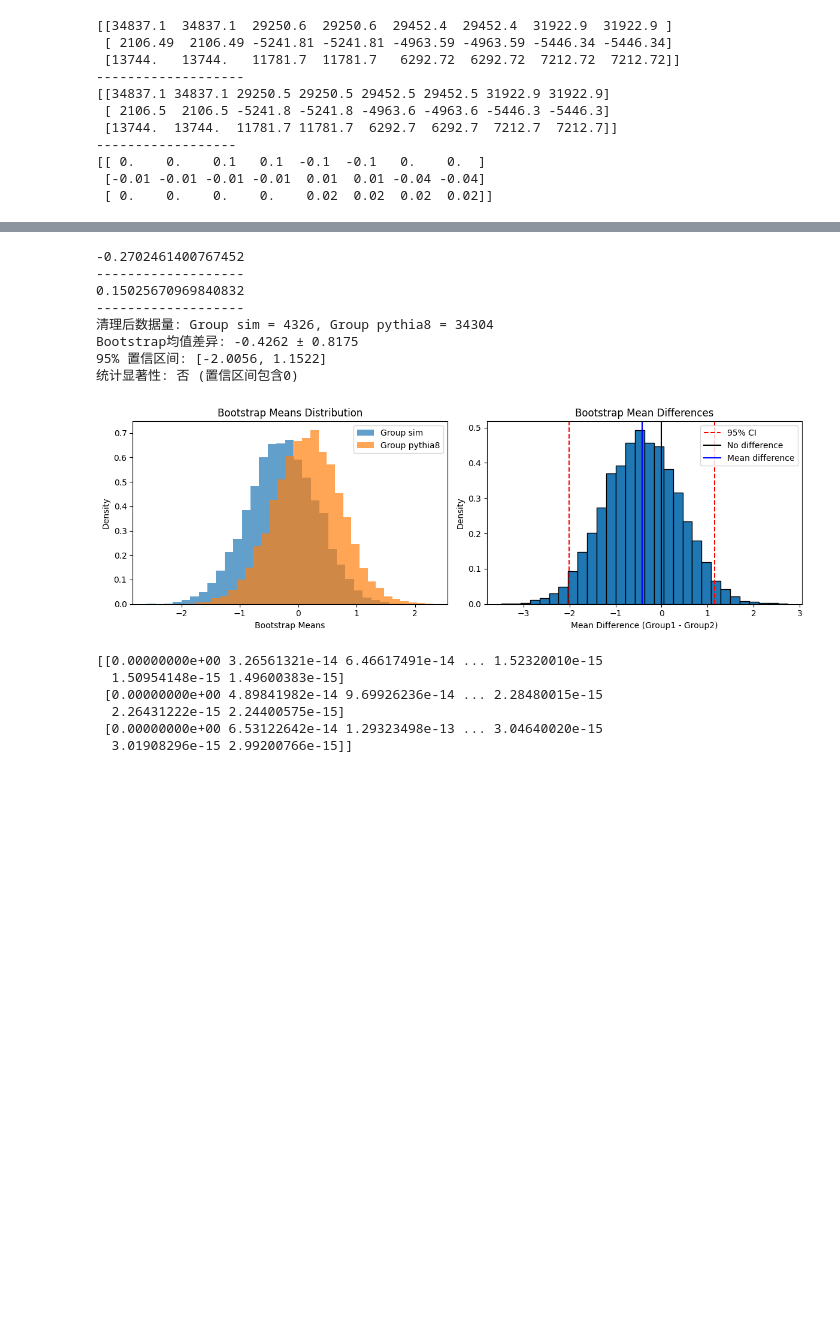
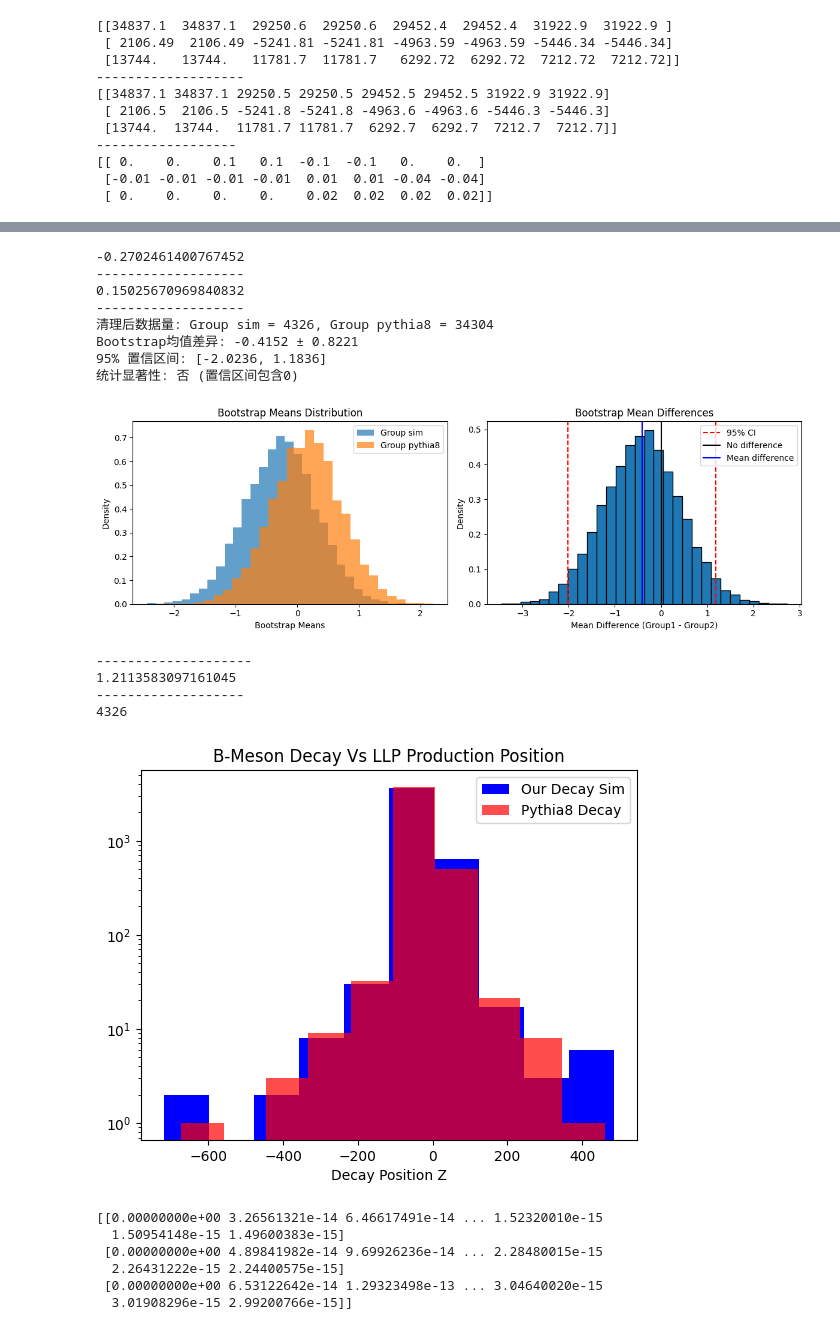
Before and after one commit to stonerainphilo/position_read_analyse_1.3, a Jupyter notebook: ALL_IN_ONE/Momentum_Analyse/test.ipynb, the cells around one changed output, grey strips where cells are left out. Drawn from its saved outputs; the diff is of its cells as text; code cells hidden in the pictures; blank space fills up the shorter version.

```diff
--- a/ALL_IN_ONE/Momentum_Analyse/test.ipynb
+++ b/ALL_IN_ONE/Momentum_Analyse/test.ipynb
@@ -80,7 +80,7 @@ import pandas as pd
 import matplotlib.pyplot as plt
 import numpy as np
 labels=['Group sim', 'Group pythia8']
-decay_sim = pd.read_csv('/media/ubuntu/6156e08b-fdb1-4cde-964e-431f74a6078e/Program/PRA/Github/position_read_analyse_1.3/test/test_decay.csv')
+decay_sim = pd.read_csv('/media/ubuntu/6156e08b-fdb1-4cde-964e-431f74a6078e/Program/PRA/Github/position_read_analyse_1.3/test/test_decay_b.csv')
 decay_pythia8 = pd.read_csv('/media/ubuntu/6156e08b-fdb1-4cde-964e-431f74a6078e/Program/PRA/Github/position_read_analyse_1.3/test/test/2025-11-30_2HDM_B_test/LLP_data/pythia8_1.csv')
 
 def bootstrap_comparison(data1, data2, n_bootstrap=1000):
@@ -215,20 +215,37 @@ Bootstrap均值差异: 3.9200 ± 5.5201
 # %%
-decay_521 = pd.read_csv('/media/ubuntu/6156e08b-fdb1-4cde-964e-431f74a6078e/Program/PRA/Github/position_read_analyse_1.3 /ALL_IN_ONE/Momentum_Analyse/B_521.csv')
+decay_521 = pd.read_csv('/media/ubuntu/6156e08b-fdb1-4cde-964e-431f74a6078e/Program/PRA/Github/position_read_analyse_1.3/ALL_IN_ONE/Momentum_Analyse/B_521.csv')
 print(np.mean(decay_521['decay_pos_z_521']))
 print('-------------------')
 print(np.mean(decay_pythia8['zProd']))
 print('-------------------')
 prod_z_diff = bootstrap_comparison(decay_521['decay_pos_z_521'], decay_pythia8['zProd'], n_bootstrap=10000)
+print('--------------------')
+print(np.mean(decay_sim['tau']))
+print('-------------------')
+size_2 = len(decay_521)
+print(size_2)
+plt.hist(np.random.choice(decay_521['decay_pos_z_521'], size=size_1), label = 'Our Decay Sim', color='blue')
+plt.hist(np.random.choice(decay_pythia8['zProd'], size_1), label='Pythia8 Decay', color='red', alpha=0.7)
+plt.legend()
+plt.yscale('log')
+plt.xlabel('Decay Position Z')
+plt.title('B-Meson Decay Vs LLP Production Position')
+plt.show()
 # %% [output]
 -0.2702461400767452
 -------------------
 0.15025670969840832
 -------------------
 清理后数据量: Group sim = 4326, Group pythia8 = 34304
-Bootstrap均值差异: -0.4262 ± 0.8175
-95% 置信区间: [-2.0056, 1.1522]
+Bootstrap均值差异: -0.4152 ± 0.8221
+95% 置信区间: [-2.0236, 1.1836]
 统计显著性: 否 (置信区间包含0)
-[figure, old version]
+[figure, new version]
+--------------------
+1.2113583097161045
+-------------------
+4326
+[figure, added]
 # %%
 import numpy as np
 import matplotlib.pyplot as plt
```
Also changed, not shown: parts of 1 cell of this notebook, 5 other files.
